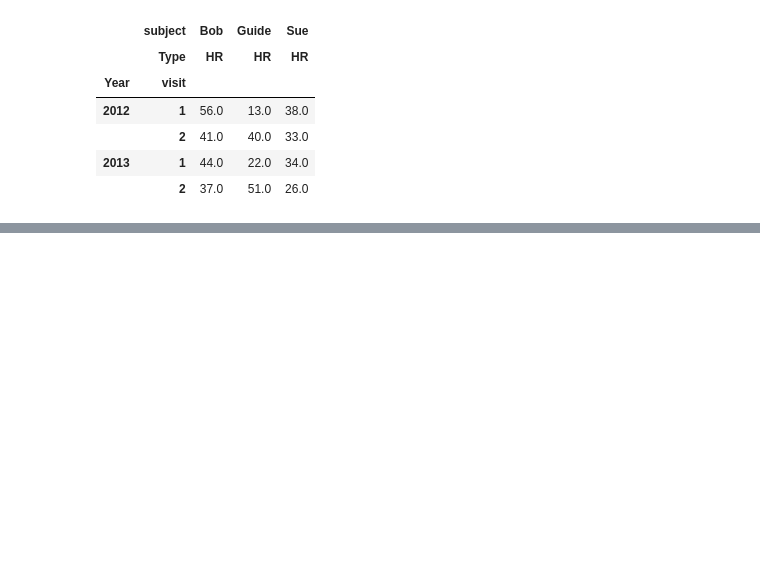
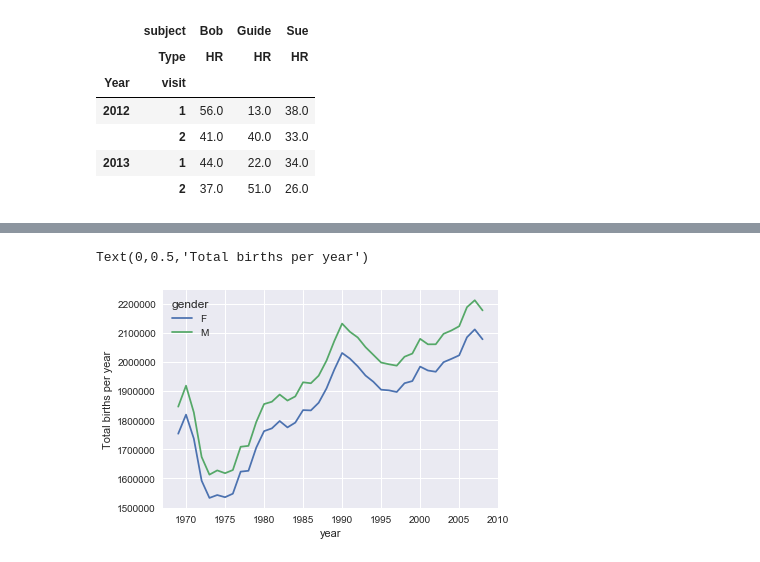
Before and after one commit to MateuszKonopelski/RandomPythonProjects, a Jupyter notebook: Project9_PythonDataScienceHandbook_VanderPlas/Chapter3_DataManipulationWithPandas.ipynb, the cells around one changed output, grey strips where cells are left out. Saved outputs shown, nothing was run; the diff lists cells and outputs as text; code cells hidden in the pictures; blank space fills up the shorter version.

```diff
--- a/Project9_PythonDataScienceHandbook_VanderPlas/Chapter3_DataManipulationWithPandas.ipynb
+++ b/Project9_PythonDataScienceHandbook_VanderPlas/Chapter3_DataManipulationWithPandas.ipynb
@@ -564,0 +886,5 @@ test
+# %%
+dir = 'C:\\Users\\Lenovo\\PycharmProjects\\RandomPythonProjects\\Project9_PythonDataScienceHandbook_VanderPlas\\data\\'
+pop = pd.read_csv(dir + 'state-population.csv')
+areas = pd.read_csv(dir + 'state-areas.csv')
+abbrevs = pd.read_csv(dir + 'state-abbrevs.csv')
@@ -564,0 +1230,4 @@ test
+# %%
+# Example with birthrate data
+births = pd.read_csv(dir + 'births.csv')
+births.head()
@@ -564,0 +1241,3 @@ test
+# %%
+births['decade'] = 10 * (births['year'] // 10)
+births.pivot_table('births', index='decade', columns='gender', aggfunc='sum')
@@ -564,0 +1252,9 @@ test
+# %%
+%matplotlib inline
+import matplotlib.pyplot as plt
+sns.set()   #use seaborn style
+births.pivot_table('births', index='year', columns='gender', aggfunc='sum').plot()
+plt.ylabel('Total births per year')
+# %% [output]
+Text(0,0.5,'Total births per year')
+[figure, added]
```
Also changed, not shown: parts of 62 cells of this notebook, 1 other file.
